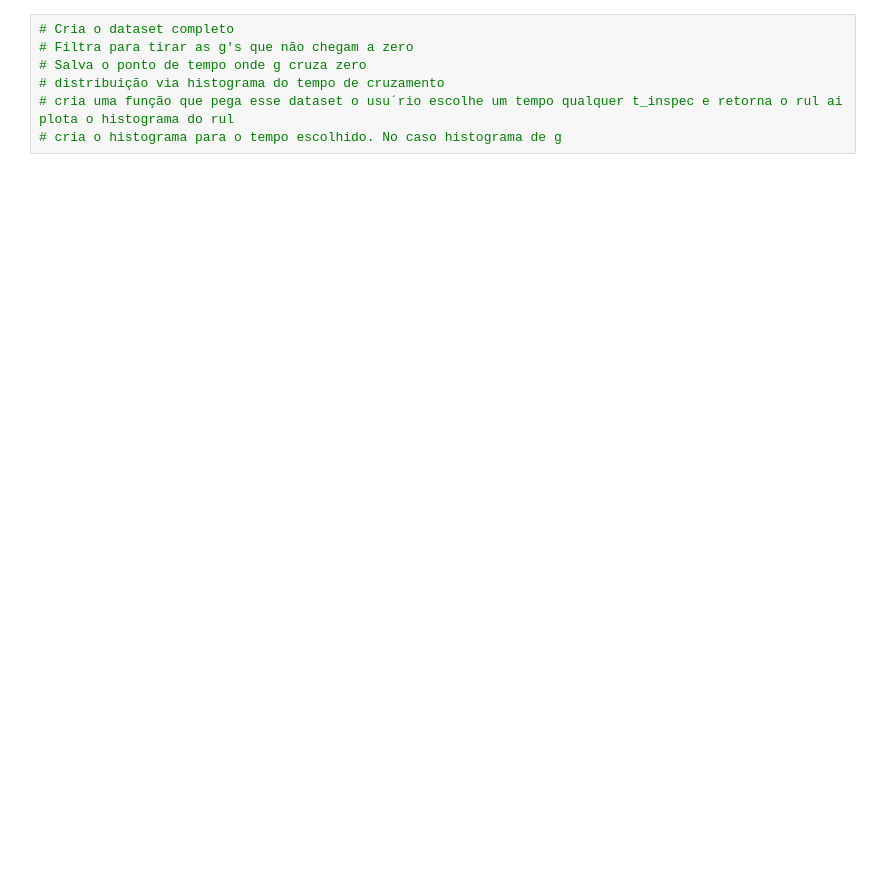
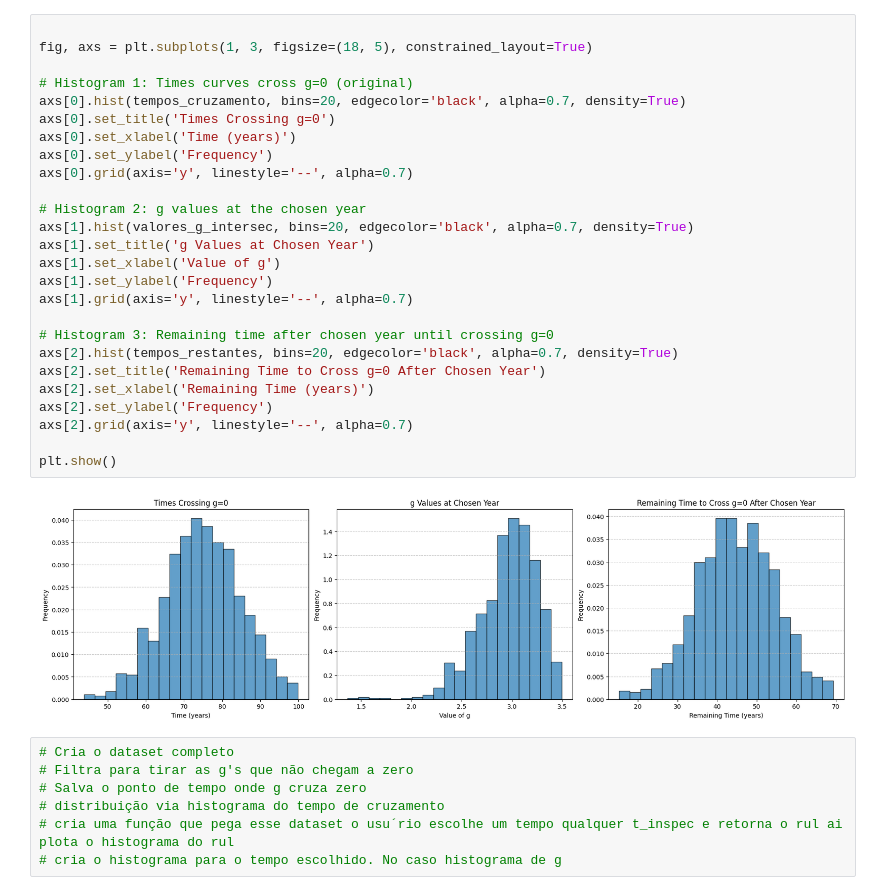
Before and after one commit to Pesquisa-UFCAT/2024-1_victor_hugo_renata_maria, a Jupyter notebook: rul.ipynb, the cells around one changed output. Saved outputs shown, nothing was run; the diff lists cells and outputs as text; blank space fills up the shorter version.

```diff
--- a/rul.ipynb
+++ b/rul.ipynb
@@ -28,3 +180,31 @@ plt.show()
+# %%
+
+fig, axs = plt.subplots(1, 3, figsize=(18, 5), constrained_layout=True)
+
+# Histogram 1: Times curves cross g=0 (original)
+axs[0].hist(tempos_cruzamento, bins=20, edgecolor='black', alpha=0.7, density=True)
+axs[0].set_title('Times Crossing g=0')
+axs[0].set_xlabel('Time (years)')
+axs[0].set_ylabel('Frequency')
+axs[0].grid(axis='y', linestyle='--', alpha=0.7)
+
+# Histogram 2: g values at the chosen year
+axs[1].hist(valores_g_intersec, bins=20, edgecolor='black', alpha=0.7, density=True)
+axs[1].set_title('g Values at Chosen Year')
+axs[1].set_xlabel('Value of g')
+axs[1].set_ylabel('Frequency')
+axs[1].grid(axis='y', linestyle='--', alpha=0.7)
+
+# Histogram 3: Remaining time after chosen year until crossing g=0
+axs[2].hist(tempos_restantes, bins=20, edgecolor='black', alpha=0.7, density=True)
+axs[2].set_title('Remaining Time to Cross g=0 After Chosen Year')
+axs[2].set_xlabel('Remaining Time (years)')
+axs[2].set_ylabel('Frequency')
+axs[2].grid(axis='y', linestyle='--', alpha=0.7)
+
+plt.show()
+# %% [output]
+[figure, added]
 # %%
 # Cria o dataset completo
 # Filtra para tirar as g's que não chegam a zero
```
Also changed, not shown: parts of 6 cells of this notebook, 6 other files.
